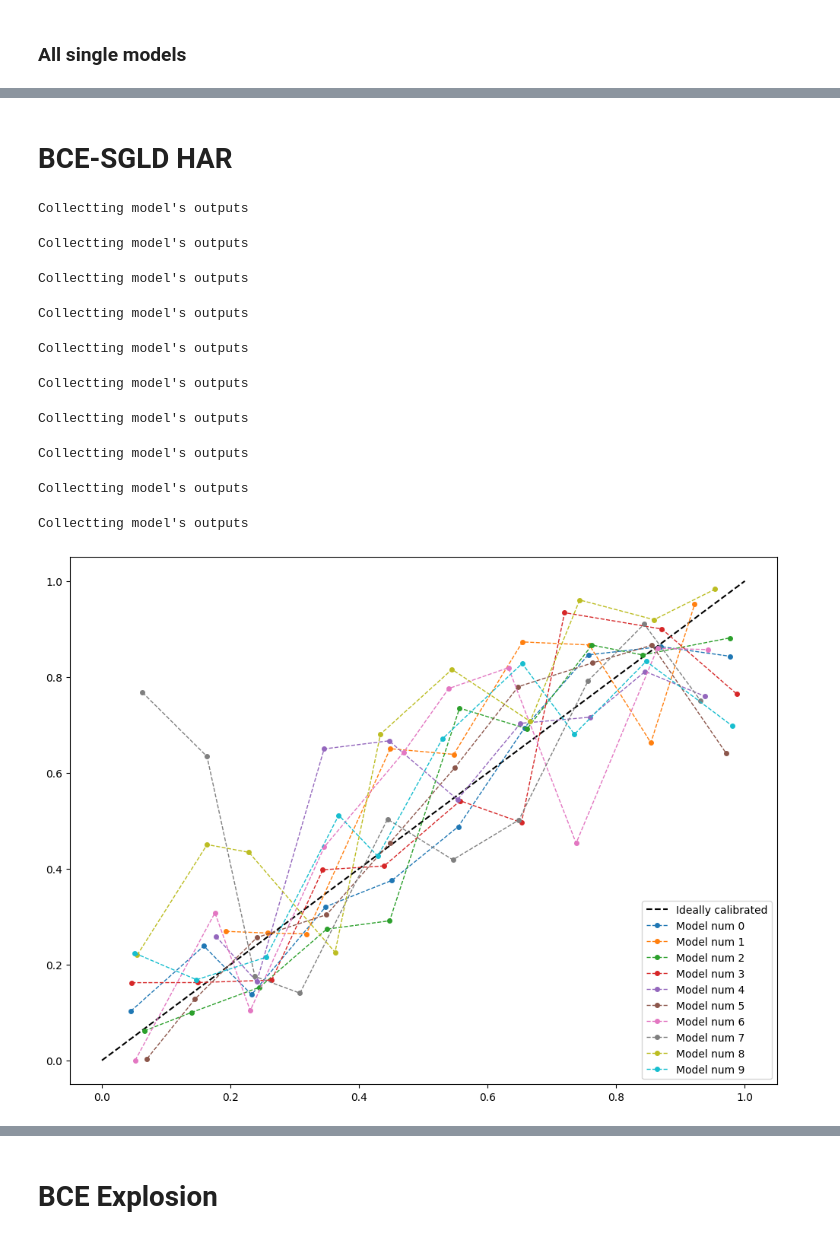
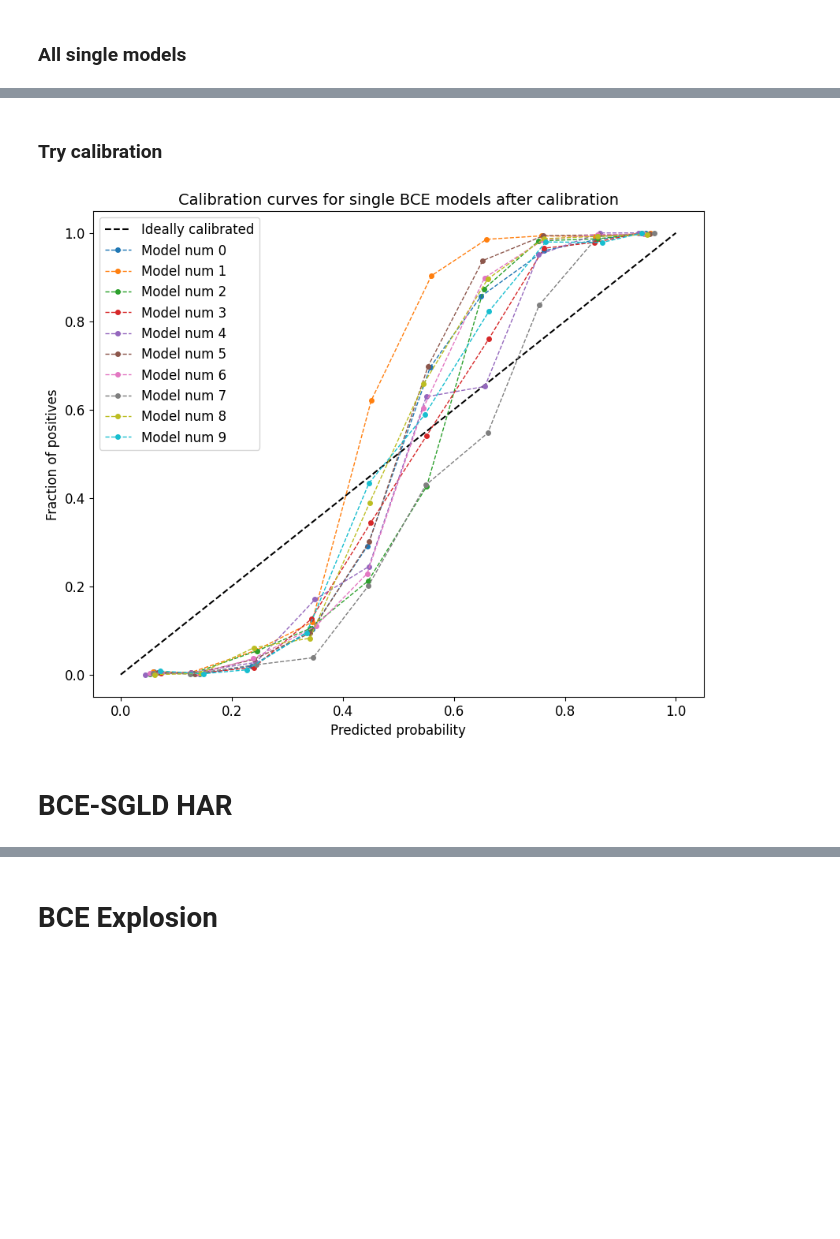
Before and after one commit to stalex2902/uncertainty-aware-cpd, a Jupyter notebook: notebooks/calibration.ipynb, the cells around one changed output, grey strips where cells are left out. Cells and saved outputs as stored; diff of their text form; code cells hidden in the pictures; blank space fills up the shorter version.

```diff
--- a/notebooks/calibration.ipynb
+++ b/notebooks/calibration.ipynb
@@ -152,3 +178,12 @@ Collectting model's outputs
+# %% [markdown]
+### Try calibration
+# %%
+title = "Calibration curves for single BCE models after calibration"
+
+calibrate_all_models_in_ensemble(ens_bce, test_dataloader, verbose=False)
+plot_calibration_curves(ens_bce.models_list, test_dataloader, title=title)
+# %% [output]
+[figure, added]
 # %% [markdown]
 # BCE-SGLD HAR
 # %%
@@ -176,40 +211,3 @@ path_to_models_folder = "saved_models/bce/human_activity/sgld_adam"
 
 ens_bce = EnsembleCPDModel(args_config, n_models=10, boot_sample_size=None)
 ens_bce.load_models_list(path_to_models_folder)
-# %%
-plt.figure(figsize=(12, 9))
-plt.plot(x_ideal, x_ideal, linestyle="--", label="Ideally calibrated", c="black")
-
-for i, model in enumerate(ens_bce.models_list):
-    test_out_bank, _, test_labels_bank = collect_model_predictions_on_set(
-        model, test_dataloader, model_type="seq2seq", device="cpu"
-    )
-
-    test_out_flat = torch.vstack(test_out_bank).flatten()
-    test_labels_flat = torch.vstack(test_labels_bank).flatten()
-
-    prob_true, prob_pred = calibration_curve(test_labels_flat, test_out_flat, n_bins=10)
-    plt.plot(
-        prob_pred,
-        prob_true,
-        linestyle="--",
-        marker="o",
-        markersize=4,
-        linewidth=1,
-        label=f"Model num {i}",
-    )
-
-plt.legend()
-plt.show()
-# %% [output]
-Collectting model's outputs
-Collectting model's outputs
-Collectting model's outputs
-Collectting model's outputs
-Collectting model's outputs
-Collectting model's outputs
-Collectting model's outputs
-Collectting model's outputs
-Collectting model's outputs
-Collectting model's outputs
-[figure, removed]
```
Also changed, not shown: parts of 19 cells of this notebook, 3 other files.
